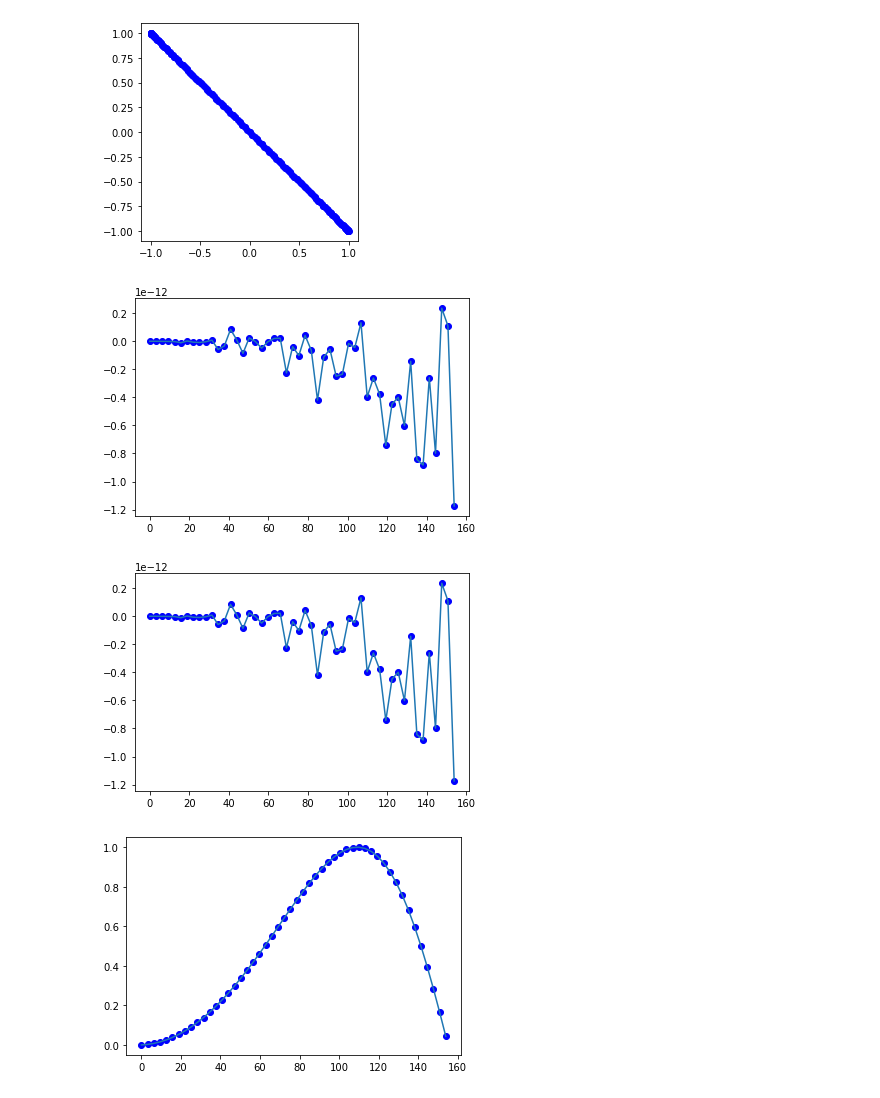
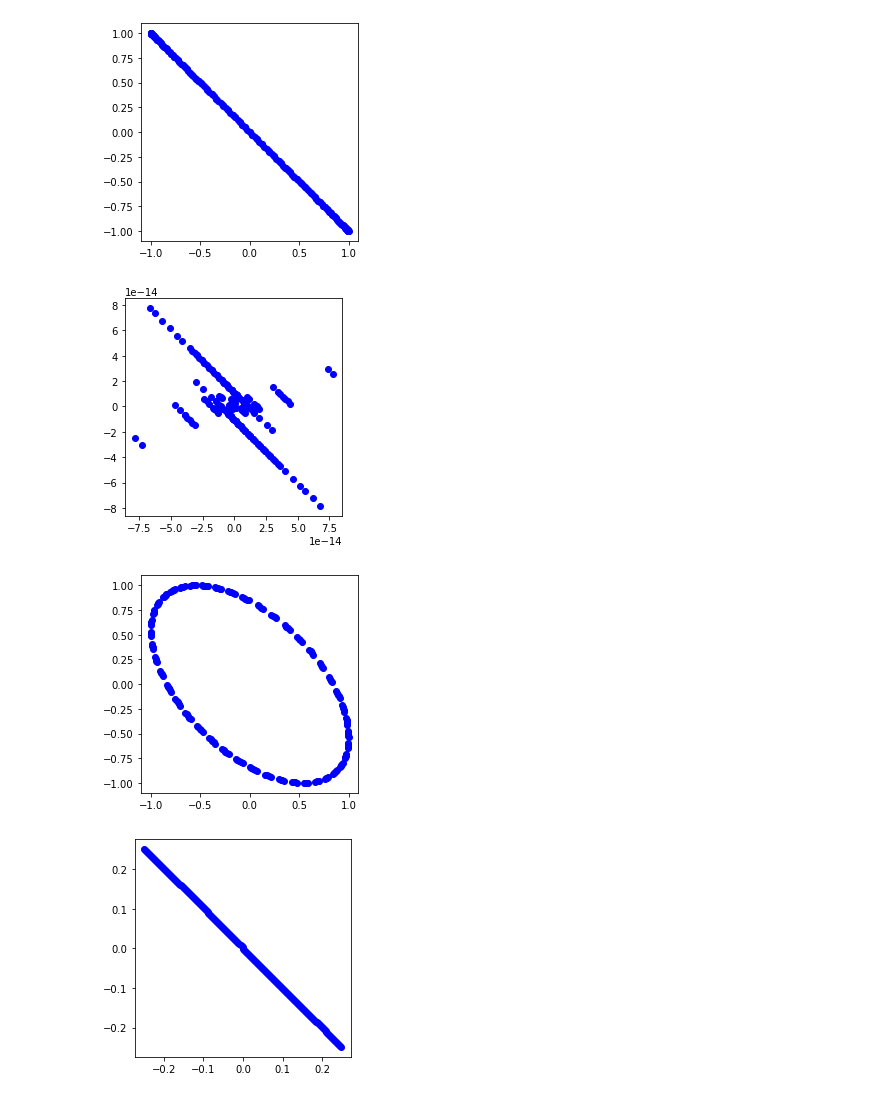
Before and after one commit to sarahheayoon/Topological-Data-Analysis, a Jupyter notebook: TDA Assignment 01-02.ipynb, the cells around one changed output. Saved outputs shown, nothing was run; the diff lists cells and outputs as text; code cells hidden in the pictures.

```diff
--- a/TDA Assignment 01-02.ipynb
+++ b/TDA Assignment 01-02.ipynb
@@ -202,43 +222,56 @@ plt.show()
 # %% [output]
 [figure]
 # %%
-# evenly sampled time at h interval where h = 10
-h = 10
+# evenly sampled time at h interval where h = pi
+h = math.pi
 k = np.arange(0, 200, 1)
 x = np.sin(k*h)
 y = np.sin((k+1)*h)
+
+# equal aspect ratio
+fig = plt.figure()
+ax = fig.add_subplot(111)
+ax.set_aspect('equal')
 
 # plot t versus sin(t)
 plt.plot(x, y, 'bo')
 #plt.plot(x, y)
 plt.show()
 # %% [output]
-[figure, old version]
+[figure, new version]
 # %%
 # evenly sampled time at h interval where h = pi+1
-h = math.pi
-k = np.arange(0, 50, 1)
-t = np.arange(0, h*50, h)
-x = np.sin(k*t)
-y = np.sin((k+1)*t)
+h = math.pi + 1
+k = np.arange(0, 200, 1)
+x = np.sin(k*h)
+y = np.sin((k+1)*h)
+
+# equal aspect ratio
+fig = plt.figure()
+ax = fig.add_subplot(111)
+ax.set_aspect('equal')
 
 # plot t versus sin(t)
-plt.plot(t, y, 'bo')
-plt.plot(t, y)
+plt.plot(x, y, 'bo')
+#plt.plot(x, y)
 plt.show()
 # %% [output]
-[figure, old version]
+[figure, new version]
 # %%
 # evenly sampled time at h interval where h = 22/7
 h = 22/7
-k = np.arange(0, 50, 1)
-t = np.arange(0, h*50, h)
-x = np.sin(k*t)
-y = np.sin((k+1)*t)
+k = np.arange(0, 200, 1)
+x = np.sin(k*h)
+y = np.sin((k+1)*h)
+
+# equal aspect ratio
+fig = plt.figure()
+ax = fig.add_subplot(111)
+ax.set_aspect('equal')
 
 # plot t versus sin(t)
-plt.plot(t, y, 'bo')
-plt.plot(t, y)
+plt.plot(x, y, 'bo')
+#plt.plot(x, y)
 plt.show()
 # %% [output]
-[figure, old version]
+[figure, new version]
```
Also changed, not shown: parts of 5 cells of this notebook.
